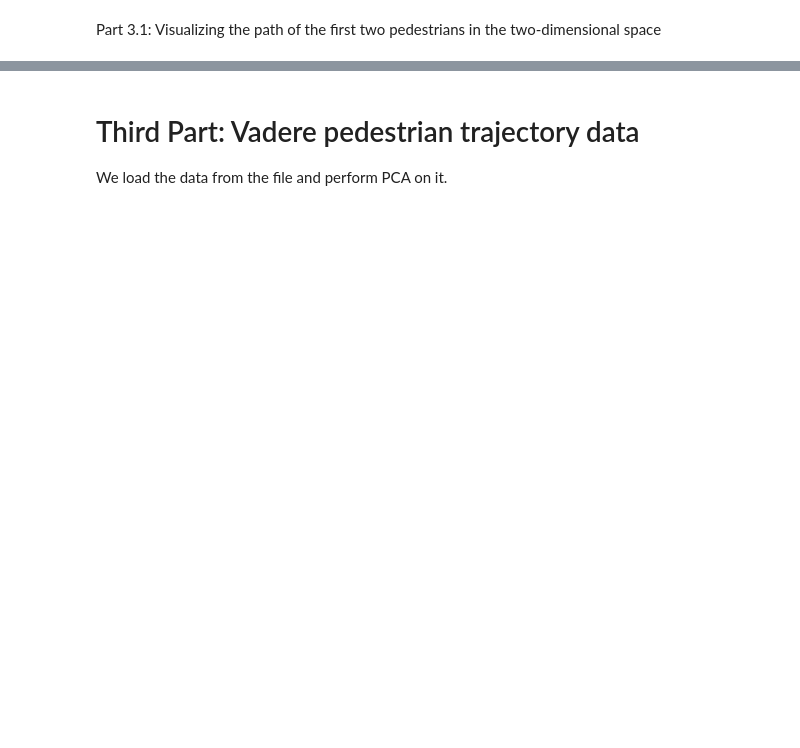
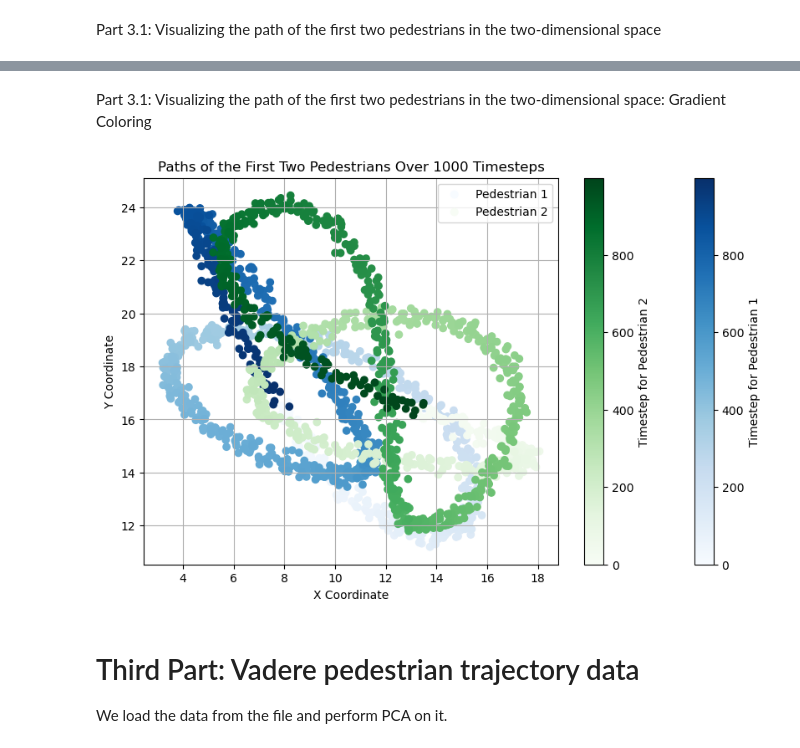
Before and after one commit to karthikeya-ms/ML_in_Crowd_Modelling_and_Simulation, a Jupyter notebook: EX3/notebooks/task1_pca.ipynb, the cells around one changed output, grey strips where cells are left out. Drawn from its saved outputs; the diff is of its cells as text; code cells hidden in the pictures; blank space fills up the shorter version.

Commit message:
Task 1, Part 3: Gradient Coloring Update for Plots

```diff
--- a/EX3/notebooks/task1_pca.ipynb
+++ b/EX3/notebooks/task1_pca.ipynb
@@ -174,3 +201,52 @@ plt.show()
+# %% [markdown]
+Part 3.1: Visualizing the path of the ﬁrst two pedestrians in the two-dimensional space: Gradient Coloring
+# %%
+import matplotlib.pyplot as plt
+
+def load_first_two_pedestrian_trajectories(file_path):
+    # Initialize lists to hold the coordinates for the first two pedestrians
+    x1, y1, x2, y2 = [], [], [], []
+
+    with open(file_path, 'r') as file:
+        for line in file:
+            # Split the line by space and convert each part to float
+            coords = list(map(float, line.split()))
+            # Append the coordinates of the first pedestrian to x1 and y1
+            x1.append(coords[0])
+            y1.append(coords[1])
+            # Append the coordinates of the second pedestrian to x2 and y2
+            x2.append(coords[2])
+            y2.append(coords[3])
+
+            # print(f"Pedestrian 1: x = {coords[0]}, y = {coords[1]}")
+            # print(f"Pedestrian 2: x = {coords[2]}, y = {coords[3]}")
+    return x1, y1, x2, y2
+
+x1, y1, x2, y2 = load_first_two_pedestrian_trajectories('data_DMAP_PCA_vadere.txt')
+
+# Plotting the paths for the first two pedestrians
+plt.figure(figsize=(10, 6))
+# Create a time array from 0 to the number of points for pedestrian 1
+t1 = list(range(len(x1)))
+# Create a scatter plot for pedestrian 1, with the color representing time
+plt.scatter(x1, y1, c=t1, label='Pedestrian 1', cmap='Blues')
+plt.colorbar(label='Timestep for Pedestrian 1')
+
+# Create a time array from 0 to the number of points for pedestrian 2
+t2 = list(range(len(x2)))
+# Create a scatter plot for pedestrian 2, with the color representing time
+plt.scatter(x2, y2, c=t2, label='Pedestrian 2', cmap='Greens')
+plt.colorbar(label='Timestep for Pedestrian 2')
+
+
+plt.title('Paths of the First Two Pedestrians Over 1000 Timesteps')
+plt.xlabel('X Coordinate')
+plt.ylabel('Y Coordinate')
+plt.legend()
+plt.grid(True)
+plt.show()
+# %% [output]
+[figure, added]
 # %% [markdown]
 # Third Part: Vadere pedestrian trajectory data
 
```
Also changed, not shown: parts of 11 cells of this notebook.
